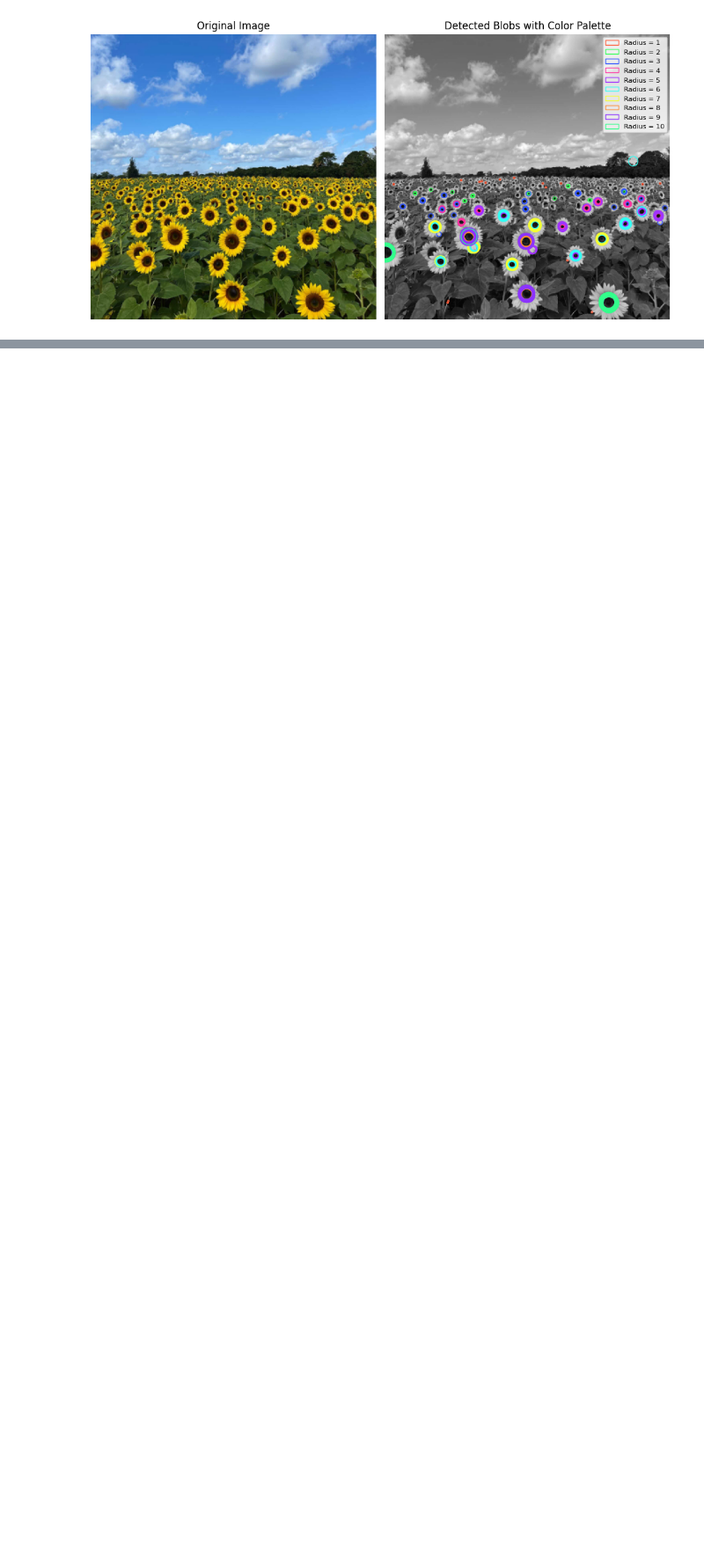
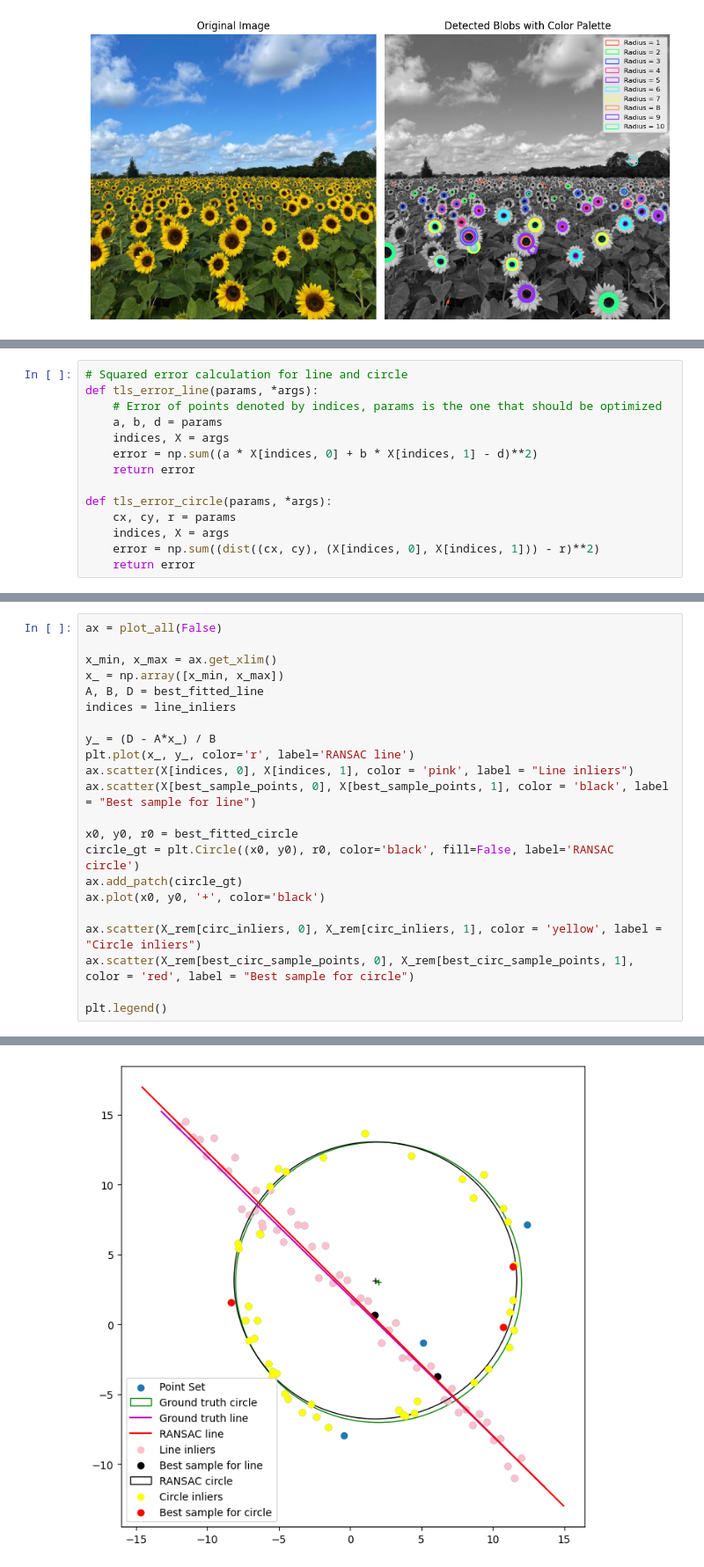
Before and after one commit to NidulaGunawardana/Vision_assignment_1, a Jupyter notebook: Assignment 2/assignment_Propper.ipynb, the cells around one changed output, grey strips where cells are left out. Shown at 88% size. Drawn from its saved outputs; the diff is of its cells as text; blank space fills up the shorter version.

```diff
--- a/Assignment 2/assignment_Propper.ipynb
+++ b/Assignment 2/assignment_Propper.ipynb
@@ -186,0 +224,14 @@ plot_all()
+# %%
+# Squared error calculation for line and circle
+def tls_error_line(params, *args):
+    # Error of points denoted by indices, params is the one that should be optimized
+    a, b, d = params
+    indices, X = args
+    error = np.sum((a * X[indices, 0] + b * X[indices, 1] - d)**2)
+    return error
+
+def tls_error_circle(params, *args):
+    cx, cy, r = params
+    indices, X = args
+    error = np.sum((dist((cx, cy), (X[indices, 0], X[indices, 1])) - r)**2)
+    return error
@@ -186,0 +371,23 @@ plot_all()
+# %%
+ax = plot_all(False)
+
+x_min, x_max = ax.get_xlim()
+x_ = np.array([x_min, x_max])
+A, B, D = best_fitted_line
+indices = line_inliers
+
+y_ = (D - A*x_) / B
+plt.plot(x_, y_, color='r', label='RANSAC line')
+ax.scatter(X[indices, 0], X[indices, 1], color = 'pink', label = "Line inliers")
+ax.scatter(X[best_sample_points, 0], X[best_sample_points, 1], color = 'black', label = "Best sample for line")
+
+x0, y0, r0 = best_fitted_circle
+circle_gt = plt.Circle((x0, y0), r0, color='black', fill=False, label='RANSAC circle')
+ax.add_patch(circle_gt)
+ax.plot(x0, y0, '+', color='black')
+
+ax.scatter(X_rem[circ_inliers, 0], X_rem[circ_inliers, 1], color = 'yellow', label = "Circle inliers")
+ax.scatter(X_rem[best_circ_sample_points, 0], X_rem[best_circ_sample_points, 1], color = 'red', label = "Best sample for circle")
+
+plt.legend()
+# %% [output]
@@ -186,0 +395 @@ plot_all()
+[figure, added]
```
Also changed, not shown: parts of 5 cells of this notebook.
